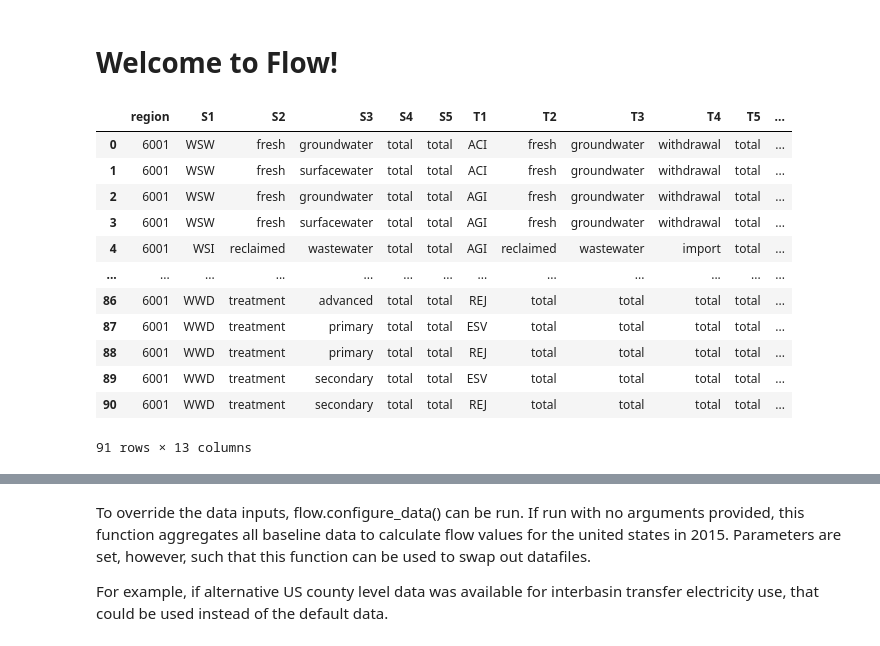
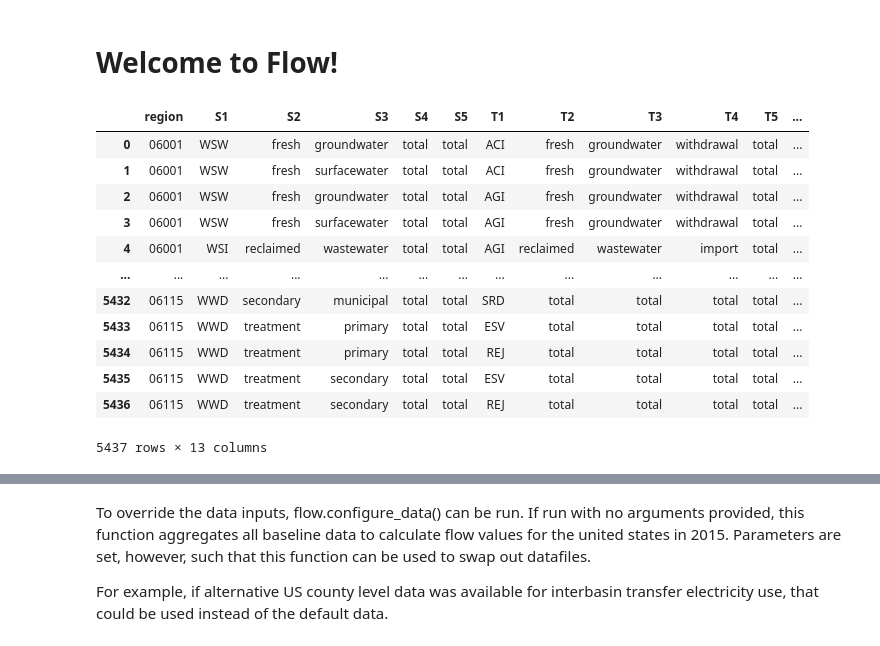
Before and after one commit to pnnl/interflow, a Jupyter notebook: flow_notebook.ipynb, the cells around one changed output, grey strips where cells are left out. Drawn from its saved outputs; the diff is of its cells as text; code cells hidden in the pictures.

Commit message:
fix sample

```diff
--- a/flow_notebook.ipynb
+++ b/flow_notebook.ipynb
@@ -7,21 +7,22 @@ import matplotlib as plt
 import flow
 import yaml
 # %%
-data = pd.read_csv(r"C:\Users\mong275\Local Files\Repos\flow\sample_data\test_output.csv")
+data = pd.read_csv(r"C:\Users\mong275\Local Files\Repos\flow\sample_data\test_output.csv", dtype={'FIPS':str})
+data['FIPS'] = data['FIPS'].apply(lambda x: '{0:0>5}'.format(x))
 # %%
-df = flow.calculate(data=data, level=5, region_name = '6001')
+df = flow.calculate(data=data, level=5)
 df.round(2)
 # %% [output]
 |  | region | S1 | S2 | S3 | S4 | S5 | T1 | T2 | T3 | T4 | T5 | ... |
-| 0 | 6001 | WSW | fresh | groundwater | total | total | ACI | fresh | groundwater | withdrawal | total | ... |
-| 1 | 6001 | WSW | fresh | surfacewater | total | total | ACI | fresh | groundwater | withdrawal | total | ... |
-| 2 | 6001 | WSW | fresh | groundwater | total | total | AGI | fresh | groundwater | withdrawal | total | ... |
-| 3 | 6001 | WSW | fresh | surfacewater | total | total | AGI | fresh | groundwater | withdrawal | total | ... |
-| 4 | 6001 | WSI | reclaimed | wastewater | total | total | AGI | reclaimed | wastewater | import | total | ... |
+| 0 | 06001 | WSW | fresh | groundwater | total | total | ACI | fresh | groundwater | withdrawal | total | ... |
+| 1 | 06001 | WSW | fresh | surfacewater | total | total | ACI | fresh | groundwater | withdrawal | total | ... |
+| 2 | 06001 | WSW | fresh | groundwater | total | total | AGI | fresh | groundwater | withdrawal | total | ... |
+| 3 | 06001 | WSW | fresh | surfacewater | total | total | AGI | fresh | groundwater | withdrawal | total | ... |
+| 4 | 06001 | WSI | reclaimed | wastewater | total | total | AGI | reclaimed | wastewater | import | total | ... |
 | ... | ... | ... | ... | ... | ... | ... | ... | ... | ... | ... | ... | ... |
-| 86 | 6001 | WWD | treatment | advanced | total | total | REJ | total | total | total | total | ... |
-| 87 | 6001 | WWD | treatment | primary | total | total | ESV | total | total | total | total | ... |
-| 88 | 6001 | WWD | treatment | primary | total | total | REJ | total | total | total | total | ... |
-| 89 | 6001 | WWD | treatment | secondary | total | total | ESV | total | total | total | total | ... |
-| 90 | 6001 | WWD | treatment | secondary | total | total | REJ | total | total | total | total | ... |
+| 5432 | 06115 | WWD | secondary | municipal | total | total | SRD | total | total | total | total | ... |
+| 5433 | 06115 | WWD | treatment | primary | total | total | ESV | total | total | total | total | ... |
+| 5434 | 06115 | WWD | treatment | primary | total | total | REJ | total | total | total | total | ... |
+| 5435 | 06115 | WWD | treatment | secondary | total | total | ESV | total | total | total | total | ... |
+| 5436 | 06115 | WWD | treatment | secondary | total | total | REJ | total | total | total | total | ... |
-91 rows × 13 columns
+5437 rows × 13 columns
```
Also changed, not shown: parts of 4 cells of this notebook, 3 other files.
